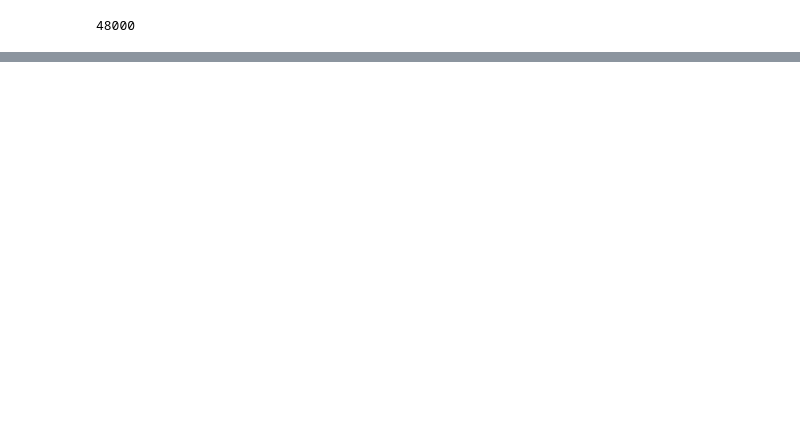
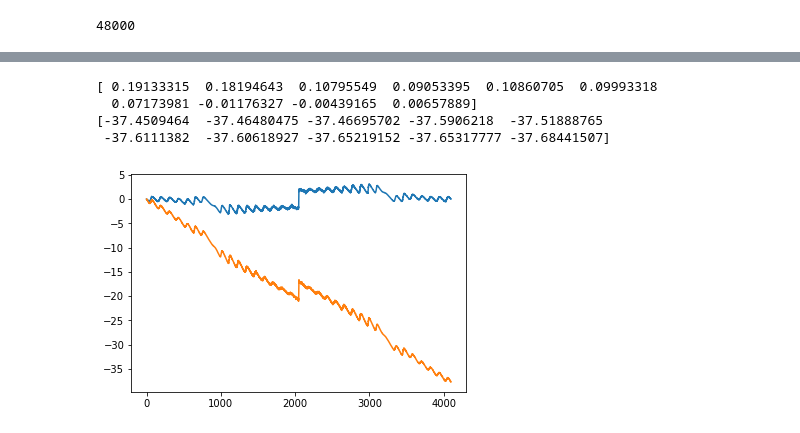
Before and after one commit to kaijunge/CleanNoise_GF3, a Jupyter notebook: Week 2 Challenge - 4.ipynb, the cells around one changed output, grey strips where cells are left out. Drawn from its saved outputs; the diff is of its cells as text; code cells hidden in the pictures; blank space fills up the shorter version.

```diff
--- a/Week 2 Challenge - 4.ipynb
+++ b/Week 2 Challenge - 4.ipynb
@@ -162,2 +149,14 @@ for i in range(2048):
+# %%
+print(np.unwrap(np.angle(TF))[-10:])
+print(np.unwrap(np.angle(TF_2))[-10:])
+
+plot_y(np.unwrap(np.angle(TF)))
+plot_y(np.unwrap(np.angle(TF_2)))
+# %% [output]
+[ 0.19133315  0.18194643  0.10795549  0.09053395  0.10860705  0.09993318
+  0.07173981 -0.01176327 -0.00439165  0.00657889]
+[-37.4509464  -37.46480475 -37.46695702 -37.5906218  -37.51888765
+ -37.6111382  -37.60618927 -37.65219152 -37.65317777 -37.68441507]
+[figure, added]
 # %%
 y_data = y_confirm[4196*100:]
```
Also changed, not shown: parts of 14 cells of this notebook, 8 other files.
